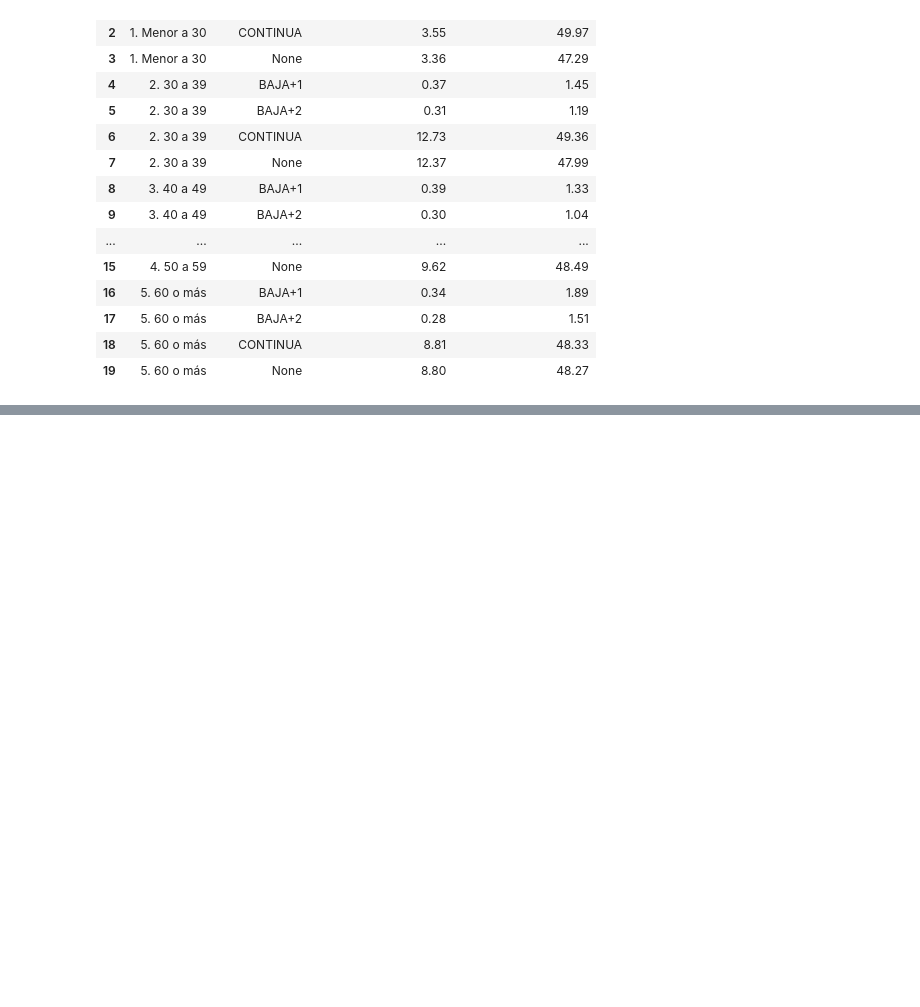
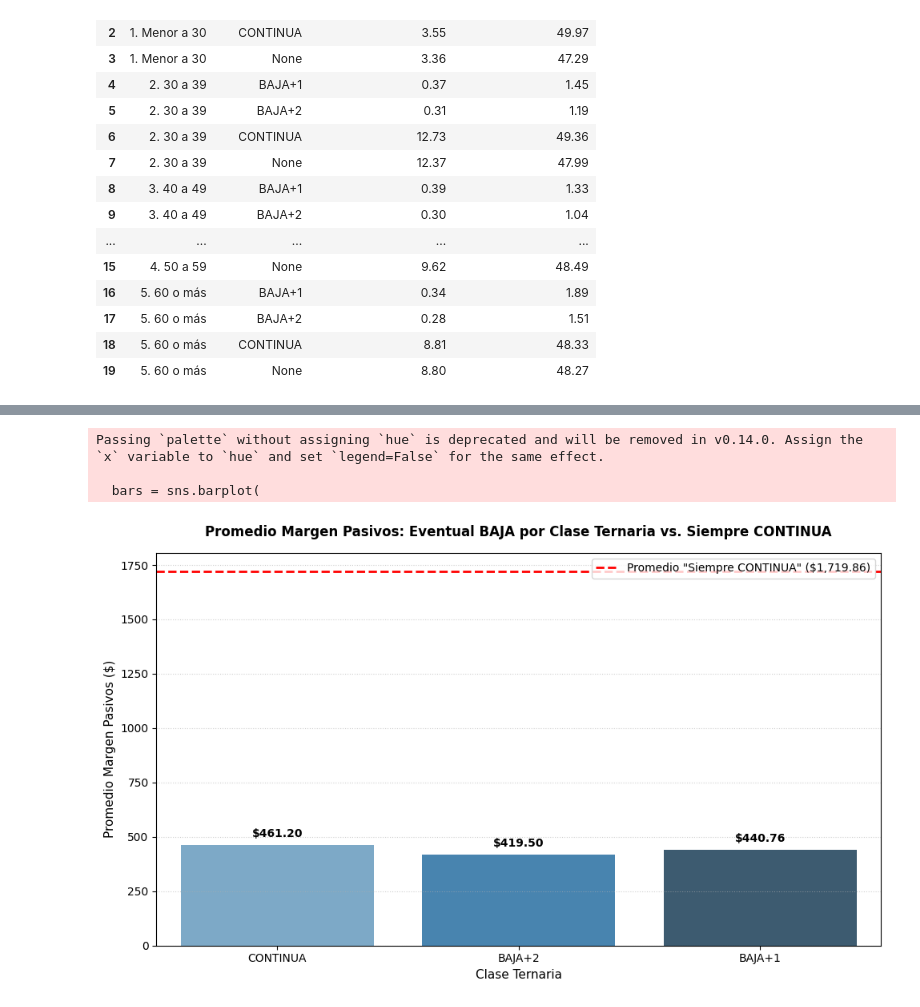
Before and after one commit to tobiartinian/Econom-a-y-Finanzas, a Jupyter notebook: EDA.ipynb, the cells around one changed output, grey strips where cells are left out. Drawn from its saved outputs; the diff is of its cells as text; code cells hidden in the pictures; blank space fills up the shorter version.

```diff
--- a/EDA.ipynb
+++ b/EDA.ipynb
@@ -179,0 +419,66 @@ ORDER BY rango_edad, clase_ternaria;
+# %%
+import matplotlib.pyplot as plt
+import seaborn as sns
+
+# 1. Filtramos solo los datos de la cohorte 'Eventual BAJA'
+df_eventual = df[df['cohorte_cliente'] == 'Eventual BAJA']
+
+# 2. Obtenemos el valor promedio de la cohorte 'Siempre CONTINUA'
+avg_siempre_continua = df[df['cohorte_cliente'] == 'Siempre CONTINUA'][
+    'promedio_mpasivos_margen'
+].values[0]
+
+# 3. Configuramos la figura
+plt.figure(figsize=(10, 6))
+
+# Dibujamos las barras para Eventual BAJA
+bars = sns.barplot(
+    data=df_eventual,
+    x='clase_ternaria',
+    y='promedio_mpasivos_margen',
+    palette='Blues_d',
+)
+
+# 4. Agregamos la línea horizontal de referencia
+plt.axhline(
+    y=avg_siempre_continua,
+    color='red',
+    linestyle='--',
+    linewidth=2,
+    label=f'Promedio "Siempre CONTINUA" (${avg_siempre_continua:,.2f})',
+)
+
+# 5. Agregamos etiquetas con los montos encima de cada barra
+for bar in bars.patches:
+    height = bar.get_height()
+    if height > 0:
+        plt.annotate(
+            f'${height:,.2f}',
+            (bar.get_x() + bar.get_width() / 2.0, height),
+            ha='center',
+            va='bottom',
+            xytext=(0, 5),
+            textcoords='offset points',
+            fontsize=10,
+            fontweight='bold',
+        )
+
+# Formato visual
+plt.title(
+    'Promedio Margen Pasivos: Eventual BAJA por Clase Ternaria vs. Siempre CONTINUA',
+    fontsize=12,
+    fontweight='bold',
+    pad=15,
+)
+plt.xlabel('Clase Ternaria', fontsize=11)
+plt.ylabel('Promedio Margen Pasivos ($)', fontsize=11)
+plt.legend(loc='upper right')
+plt.grid(axis='y', linestyle=':', alpha=0.6)
+plt.tight_layout()
+
+plt.show()
+# %% [output]
+Passing `palette` without assigning `hue` is deprecated and will be removed in v0.14.0. Assign the `x` variable to `hue` and set `legend=False` for the same effect.
+
+  bars = sns.barplot(
+[figure, added]
```
Also changed, not shown: parts of 13 cells of this notebook.
